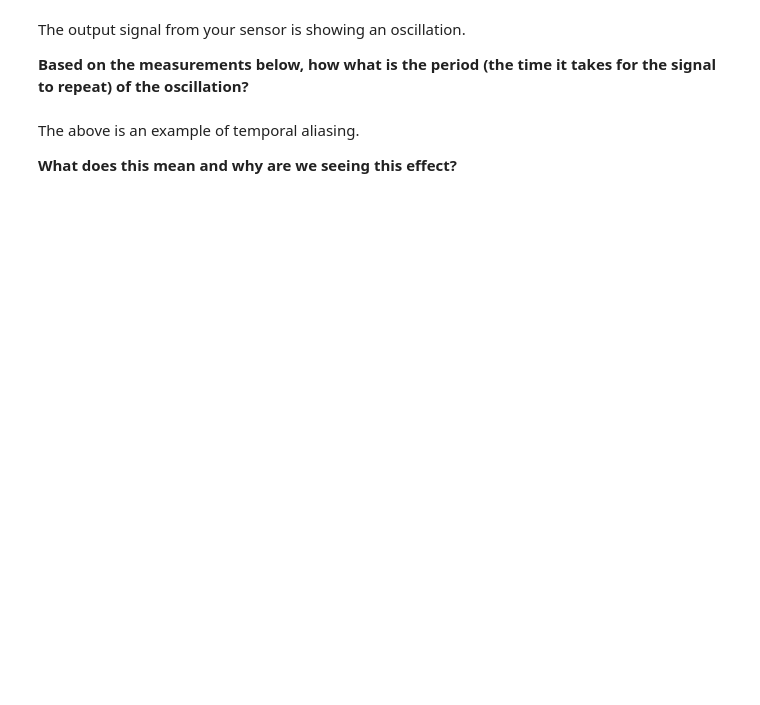
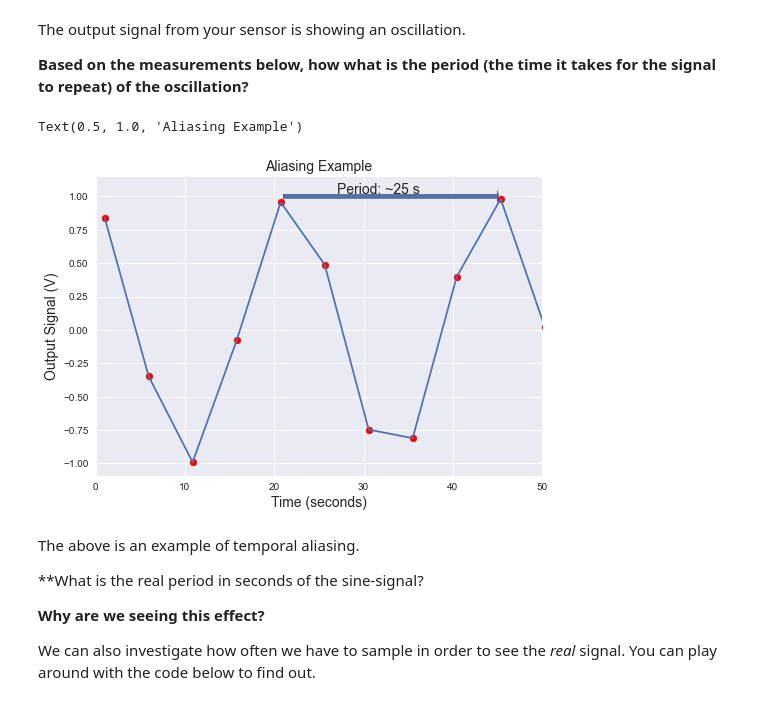
Before and after one commit to TobGerken/ISAT300, a Jupyter notebook: 6_CalibrationAndADConversion.ipynb, the cells around one changed output. Cells and saved outputs as stored; diff of their text form; code cells hidden in the pictures; blank space fills up the shorter version.

```diff
--- a/6_CalibrationAndADConversion.ipynb
+++ b/6_CalibrationAndADConversion.ipynb
@@ -209,20 +250,30 @@ The output signal from your sensor is showing an oscillation.
 
 **Based on the measurements below, how what is the period (the time it takes for the signal to repeat) of the oscillation?**
 # %%
-# Execute the code below
-plt.scatter(x[18::160],y[18::160], marker = 'o', color = 'r')
-plt.plot(x[18::160],y[18::160])
+# Execute the code belo to investigate the apparent period of the signal
+# You can also compare this to the 'real signal'
+
+# This recreates the same plot
+plt.scatter(x[0::dx_sample],y[0::dx_sample], marker = 'o', color = 'r')
+plt.plot(x[0::dx_sample],y[0::dx_sample])
 
 plt.xlim(0,50)
 ax = plt.ylabel('Output Signal (V)', fontsize = 14)
 plt.xlabel('Time (seconds)', fontsize = 14)
-plt.arrow(3,1, 16, 0, width=.03)
-plt.text(7,0.8, 'Period: ~18 s', fontsize = 14)
+plt.arrow(21,1, 24, 0, width=.03)
+plt.text(27,1.02, 'Period: ~25 s', fontsize = 14)
 plt.title('Aliasing Example', fontsize = 14)
 
-# Uncomment the line below and see what happens
+# Uncomment the line below and see what happens if we plot the full signal
 #plt.plot(x,y,linestyle =':', color='tab:orange')
+# %% [output]
+Text(0.5, 1.0, 'Aliasing Example')
+[figure, added]
 # %% [markdown]
 The above is an example of temporal aliasing.
 
-**What does this mean and why are we seeing this effect?**
+**What is the real period in seconds of the sine-signal?
+
+**Why are we seeing this effect?**
+
+We can also investigate how often we have to sample in order to see the *real* signal. You can play around with the code below to find out.
```
Also changed, not shown: parts of 11 cells of this notebook.
